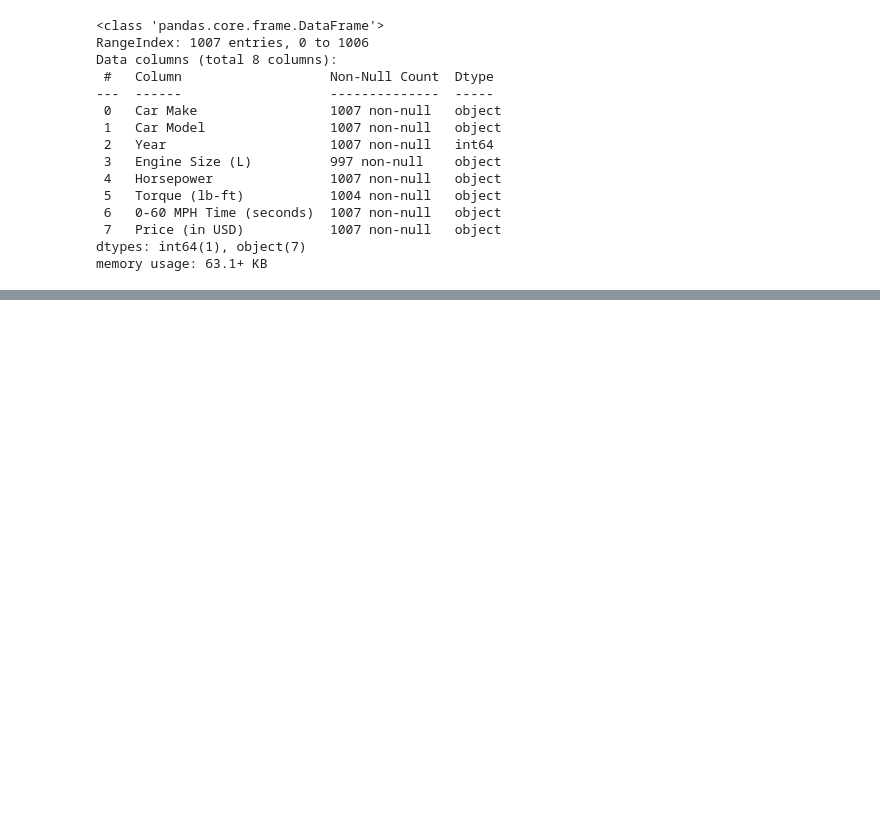
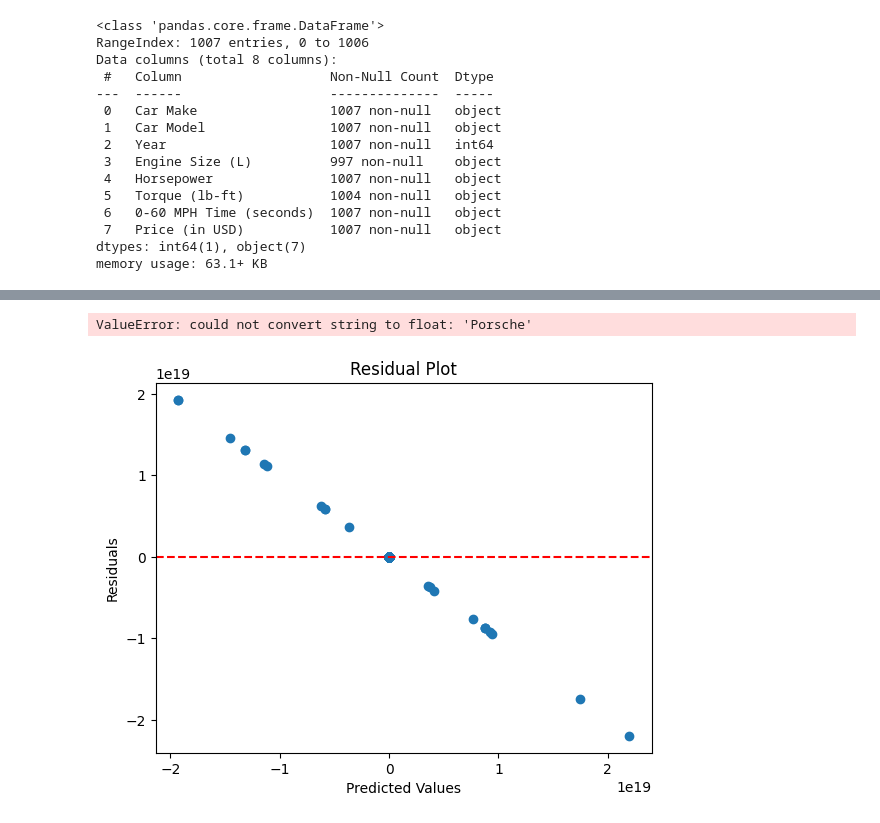
Before and after one commit to AltaafAlly/BIS-Regression-Model_Exercise, a Jupyter notebook: Regression_Model.ipynb, the cells around one changed output, grey strips where cells are left out. Drawn from its saved outputs; the diff is of its cells as text; code cells hidden in the pictures; blank space fills up the shorter version.

```diff
--- a/Regression_Model.ipynb
+++ b/Regression_Model.ipynb
@@ -40,0 +131,37 @@ df['miles'] = df['miles'].replace({',': ''}, regex=True).astype(float)
+# %%
+# Define features (X) and target (y)
+X = df.drop('Price (in USD)', axis=1)
+y = df['Price (in USD)']
+
+# Standardize the features
+scaler = StandardScaler()
+X_scaled = scaler.fit_transform(X)
+
+# Split the data into training and testing sets
+X_train, X_test, y_train, y_test = train_test_split(X_scaled, y, test_size=0.2, random_state=42)
+
+# Train the Linear Regression model
+model = LinearRegression()
+model.fit(X_train, y_train)
+
+# Make predictions and evaluate the model
+y_pred = model.predict(X_test)
+mse = mean_squared_error(y_test, y_pred)
+r2 = r2_score(y_test, y_pred)
+
+# Print results
+print("Mean Squared Error:", mse)
+print("R-squared Value:", r2)
+# %% [output]
+ValueError: could not convert string to float: 'Porsche'
+# %%
+import matplotlib.pyplot as plt
+residuals = y_test - y_pred
+plt.scatter(y_pred, residuals)
+plt.axhline(0, color='red', linestyle='--')
+plt.xlabel("Predicted Values")
+plt.ylabel("Residuals")
+plt.title("Residual Plot")
+plt.show()
+# %% [output]
+[figure, added]
```
Also changed, not shown: parts of 12 cells of this notebook.
